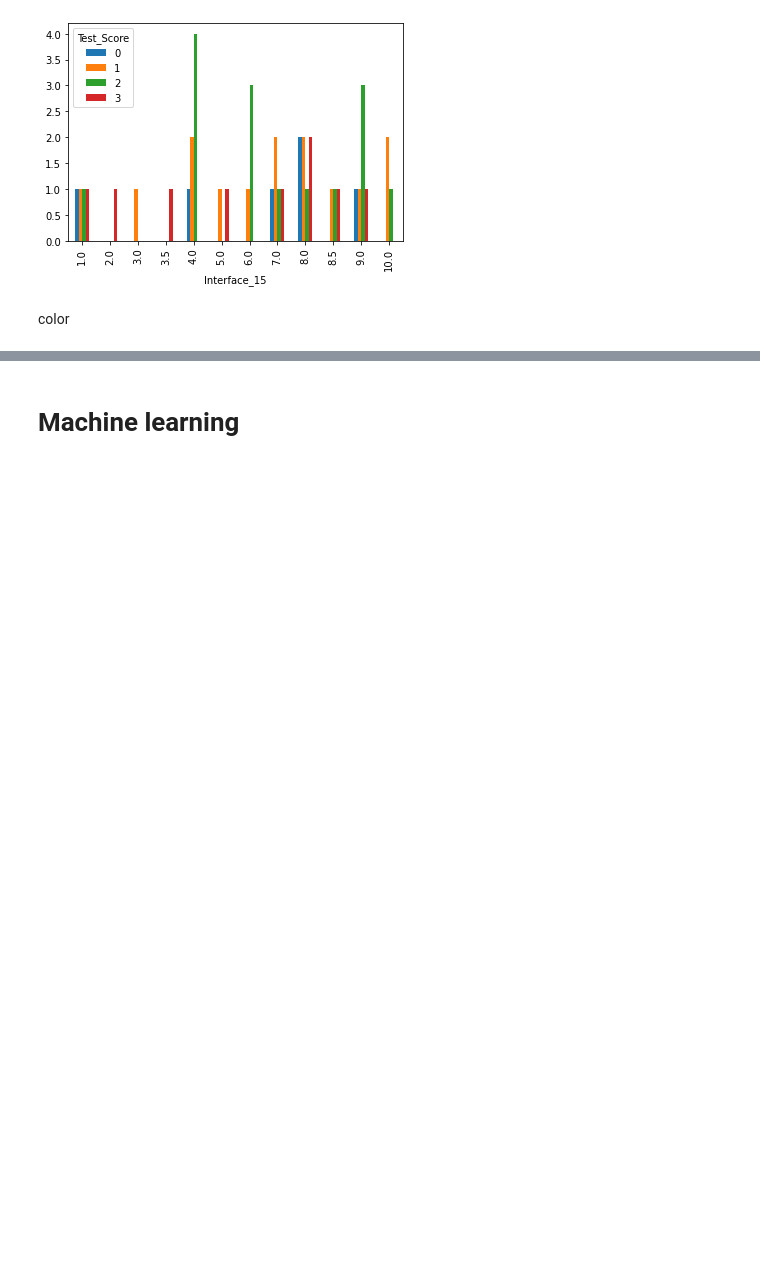
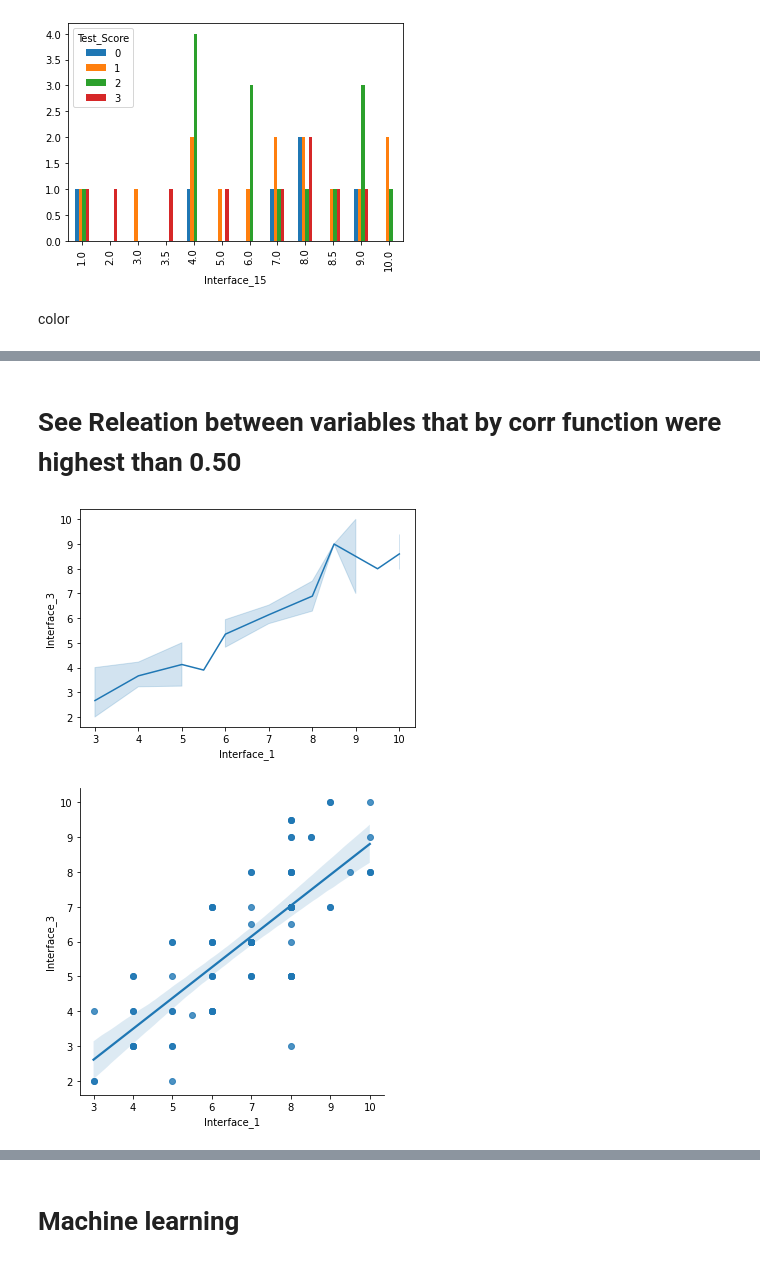
Before and after one commit to Mariamali2001/Bachelor_Project, a Jupyter notebook: Project.ipynb, the cells around one changed output, grey strips where cells are left out. Saved outputs shown, nothing was run; the diff lists cells and outputs as text; code cells hidden in the pictures; blank space fills up the shorter version.

```diff
--- a/Project.ipynb
+++ b/Project.ipynb
@@ -672,0 +699,8 @@ fig.show()
+# %% [markdown]
+# See Releation between variables that by corr function were highest than 0.50
+# %%
+sns.lineplot(x = "Interface_1", y = "Interface_3", data=data)
+sns.lmplot(x="Interface_1", y="Interface_3", data=data);
+# %% [output]
+[figure, added]
+[figure, added]
```
Also changed, not shown: parts of 25 cells of this notebook, 2 other files.
